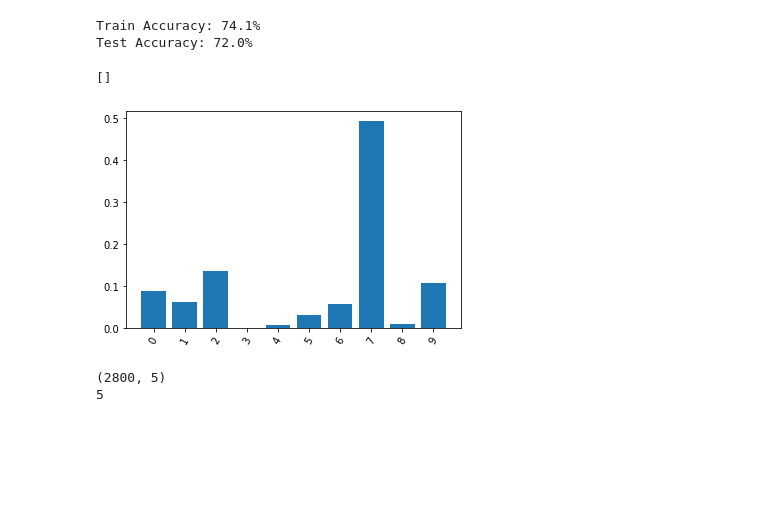
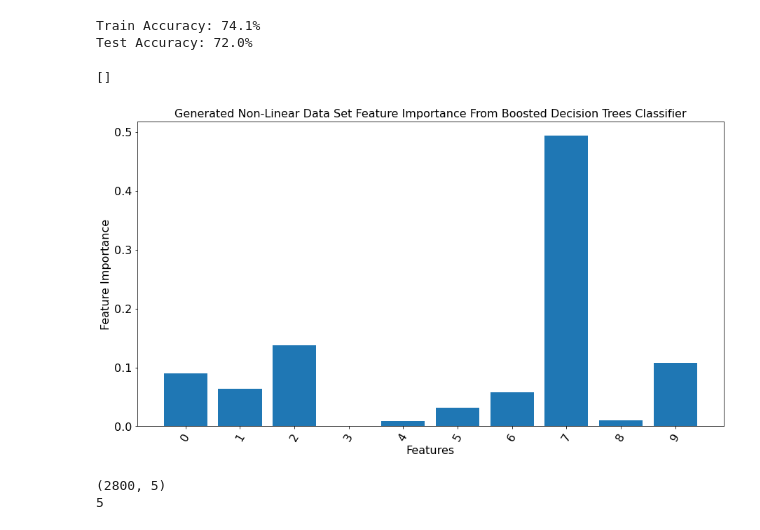
Before and after one commit to Inquisitive-ME/UnSupervisedLearning_Project_Code, a Jupyter notebook: DimensionalityReduction/generated_noisy_non-linear_Dimensionality_Reduction.ipynb, the cells around one changed output. Saved outputs shown, nothing was run; the diff lists cells and outputs as text; code cells hidden in the pictures; blank space fills up the shorter version.

```diff
--- a/DimensionalityReduction/generated_noisy_non-linear_Dimensionality_Reduction.ipynb
+++ b/DimensionalityReduction/generated_noisy_non-linear_Dimensionality_Reduction.ipynb
@@ -46,5 +47,5 @@ common.plot_pca_component_selection(X_train_gnnl, num_features, DATASET, x_tick_
 # %%
-pca_best_num_components = 5
+pca_best_num_components = 6
 pca = PCA(n_components=pca_best_num_components)
 pca.fit(X_train_gnnl)
 X_train_transformed = pca.transform(X_train_gnnl)
@@ -125,6 +176,5 @@ plt.show()
 # %%
-best_ica_components=num_features
-ica = FastICA(random_state=42)
+ica = FastICA(random_state=42, max_iter=500)
 ica.set_params(n_components=best_ica_components)
 X_train_gnnl_ica = ica.fit_transform(X_train_gnnl)
 X_train_gnnl_ica_df = pd.DataFrame(X_train_gnnl_ica)
@@ -226,0 +271,10 @@ plt.show()
+# %%
+transformer = random_projection.GaussianRandomProjection(n_components=num_features//2, random_state=9)
+transformer.fit(X_train_gnnl)
+X_train_gnnl_random = transformer.transform(X_train_gnnl)
+
+Random_Vis = pd.DataFrame(X_train_gnnl_random)
+Random_Vis['original_labels'] = y_train_gnnl
+
+g1 = sns.pairplot(Random_Vis, hue="original_labels", palette="Set1")
+g1.fig.suptitle("{} Data Set\nRandom Projection Transformed Data Pair Plot".format(DATASET), y=1.05, fontsize=fontsize)
@@ -239,12 +296,21 @@ print("Test Accuracy: {}%".format(round(clf.score(X_test_gnnl, y_test_gnnl)*100,
 Train Accuracy: 74.1%
 Test Accuracy: 72.0%
 # %%
+plt.figure(figsize=default_figure_size)
+plt.xticks(fontsize=16)
+plt.yticks(fontsize=16)
+
 plt.bar(x=[i for i in pd.DataFrame(X_train_gnnl).columns], height=clf.feature_importances_)
 plt.xticks([i for i in pd.DataFrame(X_train_gnnl).columns], rotation=60)
+
+plt.xlabel("Features", fontsize=16)
+plt.ylabel("Feature Importance", fontsize=16)
+plt.title("{} Data Set Feature Importance From Boosted Decision Trees Classifier".format(DATASET), fontsize=16)
+
 plt.plot()
 # %% [output]
 []
-[figure, old version]
+[figure, new version]
 # %%
 print(X_train_gnnl[:, clf.feature_importances_>0.06].shape)
 print(len(pd.DataFrame(X_train_gnnl).columns[clf.feature_importances_>0.06]))
```
Also changed, not shown: parts of 14 cells of this notebook, 4 other files.
